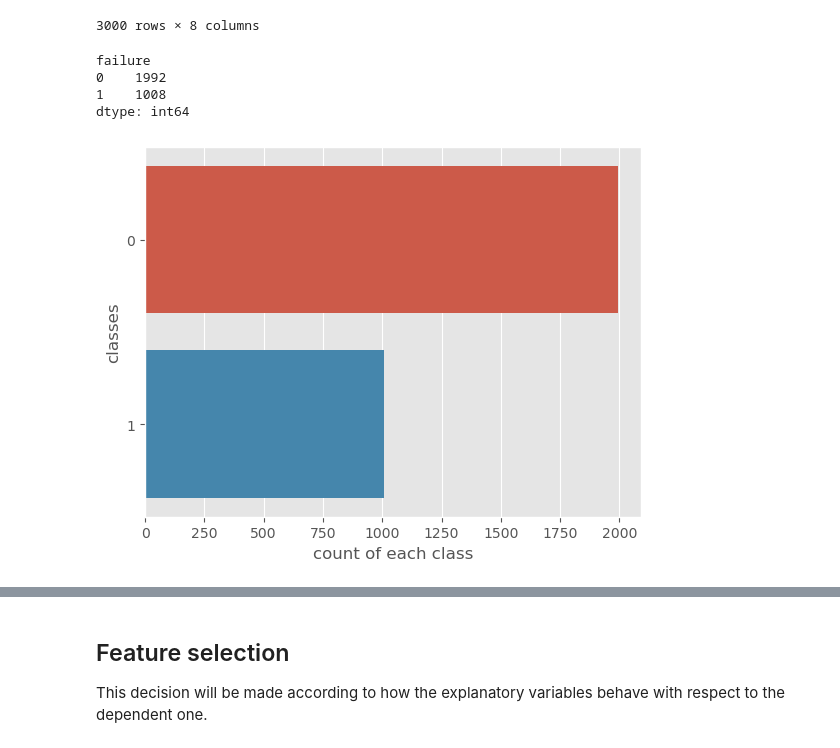
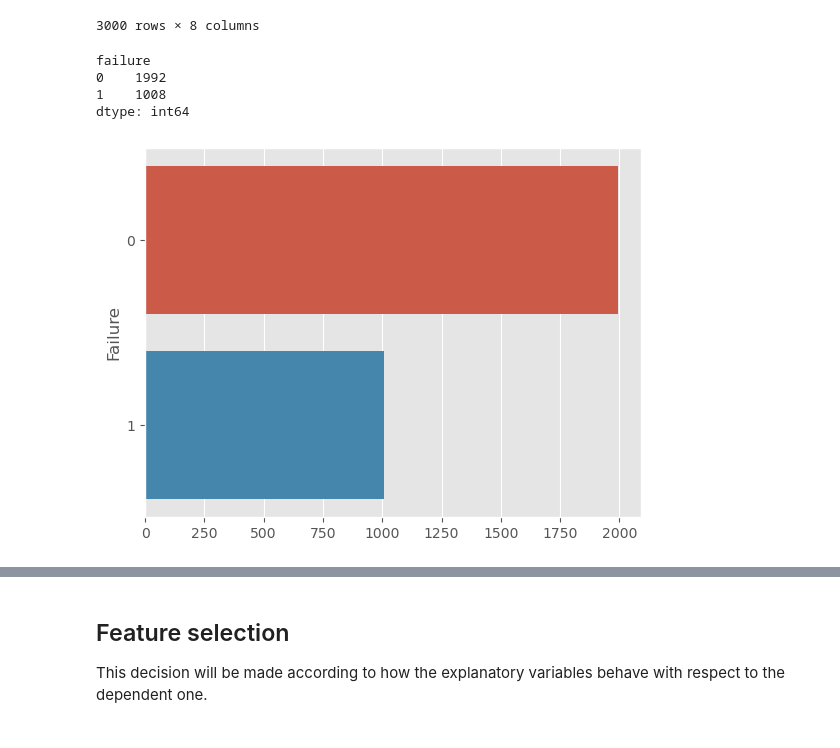
Before and after one commit to dodogro/ML_Project, a Jupyter notebook: script/eda.ipynb, the cells around one changed output, grey strips where cells are left out. Cells and saved outputs as stored; diff of their text form; code cells hidden in the pictures.

Commit message:
Plots added here and there to calrify

```diff
--- a/script/eda.ipynb
+++ b/script/eda.ipynb
@@ -205,21 +205,23 @@ df_scaled = df_categorical.join(df_numerical_scaled)
 # %%
 # Is the dataset Balanced or Unbalanced?
 
 print(df_scaled.groupby('failure').size()) #"target" is the name of the target column, change it accordingly to your dataset
 plt.style.use('ggplot')
 
 #Visualize Class Counts
 sns.countplot(y=df_scaled.failure ,data=df) #"target" is the name of the target column, change it accordingly to your dataset
-plt.xlabel("count of each class")
-plt.ylabel("classes")
+plt.xlabel("")
+plt.ylabel("Failure")
+
+plt.savefig("../figures/Imbalanced Data-set.png")
 plt.show()
 # Unbalanced dataset with ratio 2:1. Shall we try with over- or under-sampling?
 # %% [output]
 failure
 0    1992
 1    1008
 dtype: int64
-[figure, old version]
+[figure, new version]
 # %%
 # We are going to downsample the majority class
 from sklearn.utils import resample
```
Also changed, not shown: parts of 2 cells of this notebook, 1 other file.
